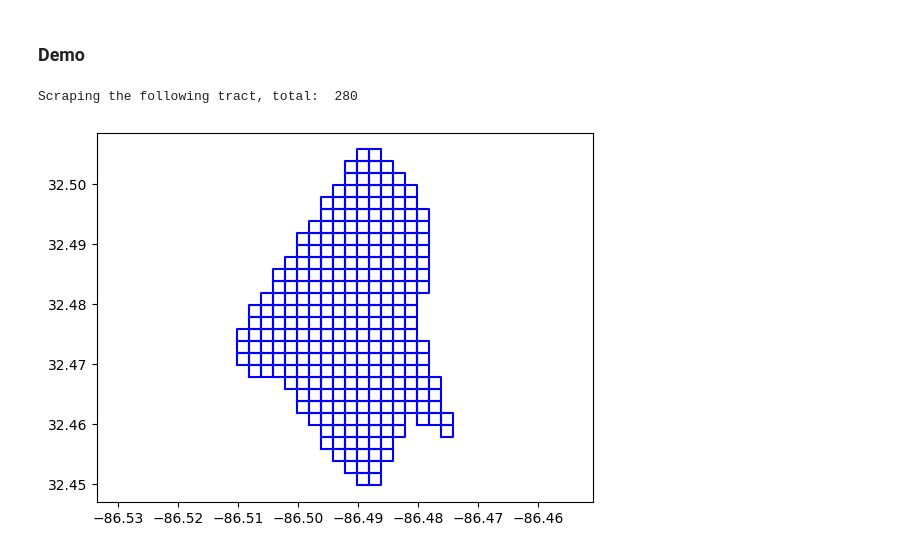
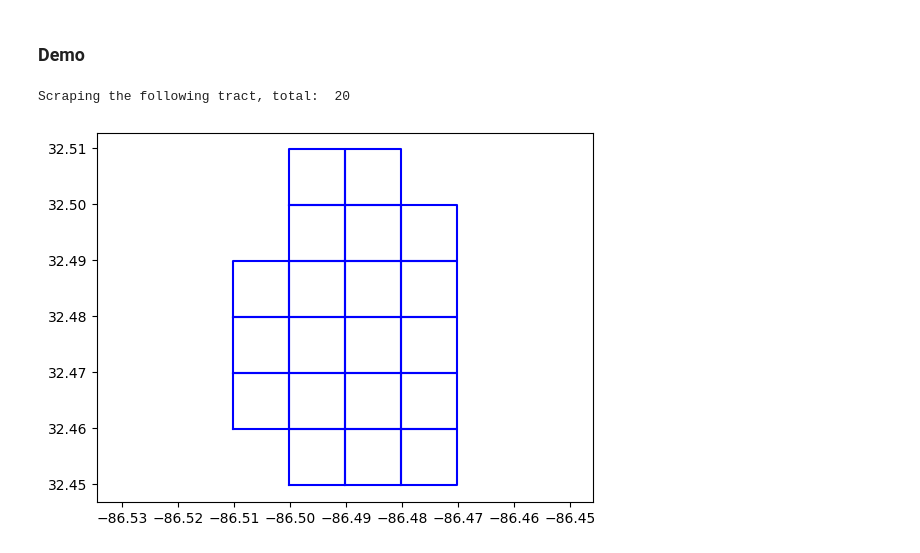
Before and after one commit to Jeff-Lewis/RA-for-Accounting, a Jupyter notebook: scripts/scraper_estately_grid_tract.ipynb, the cells around one changed output. Saved outputs shown, nothing was run; the diff lists cells and outputs as text; code cells hidden in the pictures.

Commit message:
update estately recursive scraping code

```diff
--- a/scripts/scraper_estately_grid_tract.ipynb
+++ b/scripts/scraper_estately_grid_tract.ipynb
@@ -391,0 +473,7 @@ df_on_sales.head()
+# %%
+# test recursive
+step = 0.1
+tract_data = pd.read_csv('tract_data_usa.csv')
+tract_data['geometry'] = tract_data['geometry_shape'].apply(wkt.loads)
+gpd.GeoDataFrame(tract_data, geometry='geometry')
+df_on_sales_combined, df_sold_combined = main_for_census_tract(tract_data, step)
@@ -403,39 +544,39 @@ def main_for_test(tract_data, ind):
         boundary = row['geometry']
         m = generate_grid_test(boundary)
         return m
-def generate_grid_test(boundary, step=0.002):
+def generate_grid_test(boundary, step=0.01):
     minx, miny, maxx, maxy = boundary.bounds
     grids = []
     x = minx
     while x < maxx:
         y = miny
         while y < maxy:
             grid = box(x, y, x + step, y + step)
             if grid.intersects(boundary):
                 grids.append(grid)
                 # Plot the grid
                 x1, y1, x2, y2 = grid.bounds
                 plt.plot([x1, x2, x2, x1, x1], [y1, y1, y2, y2, y1], 'b-')
             y += step
         x += step
     print('Scraping the following tract, total: ', len(grids))
 
     plt.axis('equal')
     plt.show()
 
     # Create a Folium map
     m = folium.Map(location=[(miny + maxy) / 2, (minx + maxx) / 2], zoom_start=12)
 
     # Draw the boundary on the map
     x, y = boundary.exterior.xy
     folium.PolyLine([(y, x) for x, y in zip(x, y)]).add_to(m)
     return m
 
 m = main_for_test(tract_data, 0)
 m
 # %% [output]
-Scraping the following tract, total:  280
+Scraping the following tract, total:  20
-[figure, old version]
+[figure, new version]
 [interactive output not drawn]
 # %%
 m = main_for_test(tract_data, 5)
```
Also changed, not shown: parts of 33 cells of this notebook, 13 other files.
